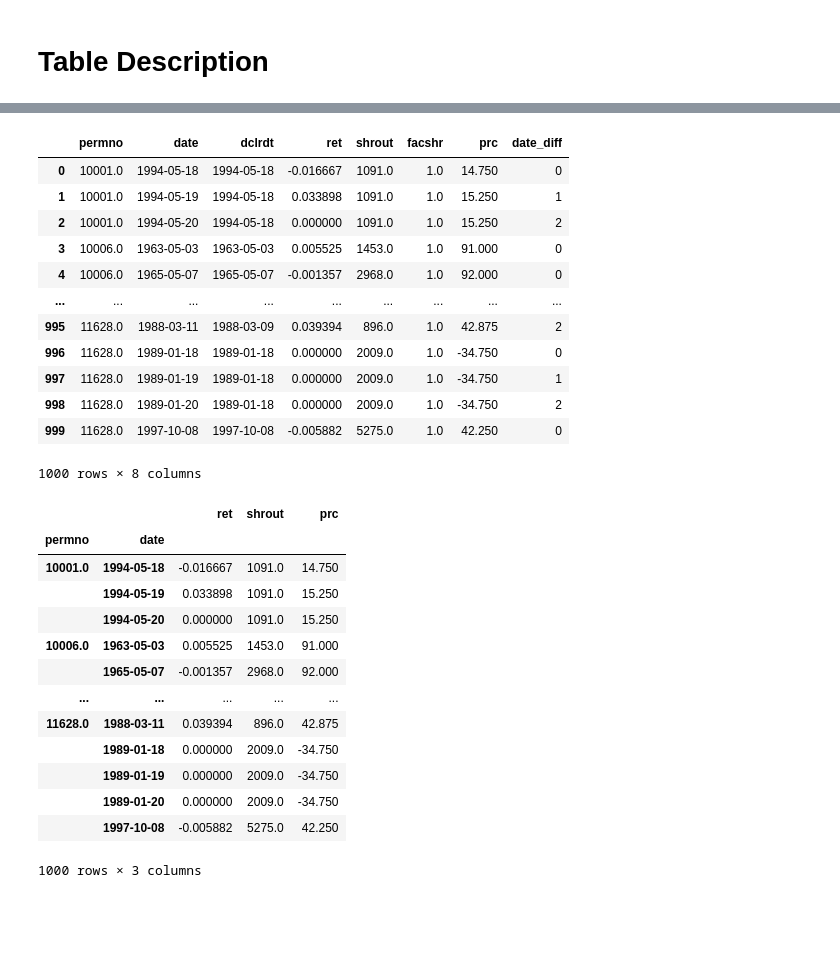
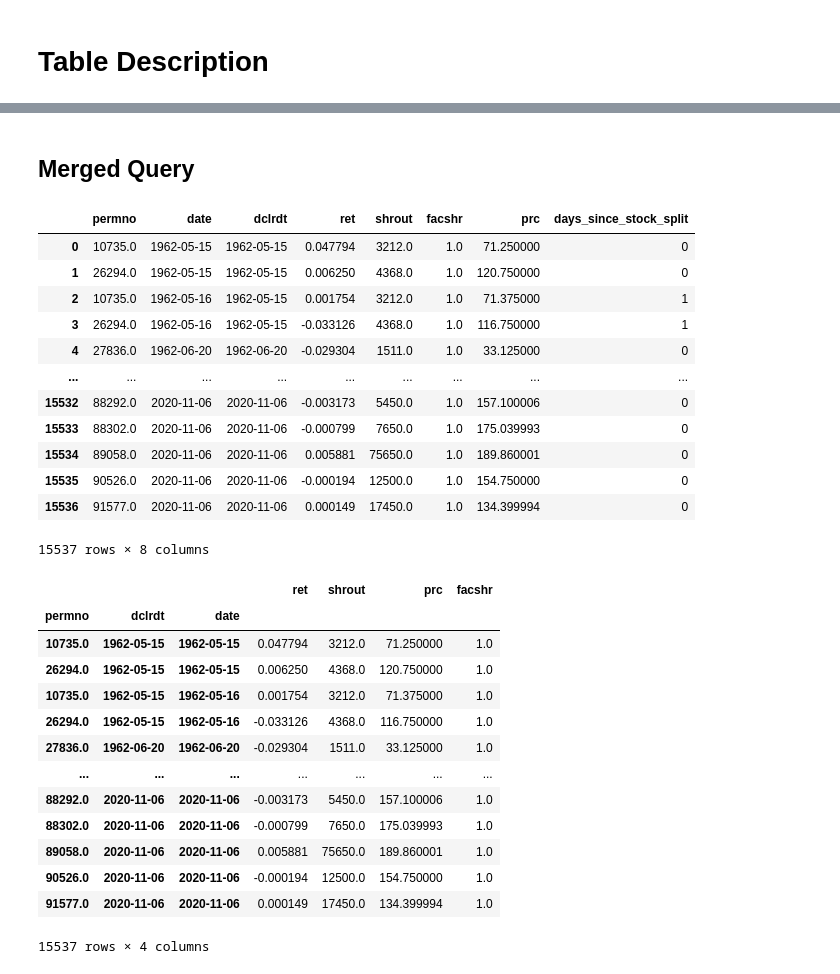
Before and after one commit to rohitashwachaks/finance, a Jupyter notebook: Titman/Assignment-2/stock_split_study.ipynb, the cells around one changed output, grey strips where cells are left out. Saved outputs shown, nothing was run; the diff lists cells and outputs as text; code cells hidden in the pictures; blank space fills up the shorter version.

```diff
--- a/Titman/Assignment-2/stock_split_study.ipynb
+++ b/Titman/Assignment-2/stock_split_study.ipynb
@@ -81,51 +71,54 @@ df_stock_splits
+# %% [markdown]
+## Merged Query
 # %%
 df_stock_daily = connection.raw_sql('''
-                    SELECT dsf.permno, date, dclrdt, ret, shrout, facshr, prc, crsp.dsf.date - stock_split.dclrdt AS date_diff
+                    SELECT dsf.permno, date, dclrdt, ret, shrout, facshr, prc, crsp.dsf.date - stock_split.dclrdt AS days_since_stock_split
                     FROM crsp.dsf
                     LEFT JOIN
                     (
                         SELECT permno, dclrdt, facshr
                         FROM crsp.dsedist
                         WHERE facshr >= 1.0
+                            AND facpr = facshr
                             AND dclrdt IS NOT NULL
                             AND permno IS NOT NULL
+                        ORDER BY dclrdt
                     ) stock_split ON stock_split.permno = crsp.dsf.permno
-                    WHERE facshr IS NOT NULL
-                        AND crsp.dsf.date - stock_split.dclrdt <=  2
+                    WHERE crsp.dsf.date - stock_split.dclrdt <=  1
                         AND crsp.dsf.date - stock_split.dclrdt >=  0
-                    FETCH FIRST 1000 ROWS ONLY
+                    ORDER BY date, permno
                 ''',
                 date_cols= ['date', 'rcrddt', 'trtsendt', 'shrenddt'])
 df_stock_daily
 # %% [output]
-|  | permno | date | dclrdt | ret | shrout | facshr | prc | date_diff |
-| 0 | 10001.0 | 1994-05-18 | 1994-05-18 | -0.016667 | 1091.0 | 1.0 | 14.750 | 0 |
-| 1 | 10001.0 | 1994-05-19 | 1994-05-18 | 0.033898 | 1091.0 | 1.0 | 15.250 | 1 |
-| 2 | 10001.0 | 1994-05-20 | 1994-05-18 | 0.000000 | 1091.0 | 1.0 | 15.250 | 2 |
-| 3 | 10006.0 | 1963-05-03 | 1963-05-03 | 0.005525 | 1453.0 | 1.0 | 91.000 | 0 |
-| 4 | 10006.0 | 1965-05-07 | 1965-05-07 | -0.001357 | 2968.0 | 1.0 | 92.000 | 0 |
+|  | permno | date | dclrdt | ret | shrout | facshr | prc | days_since_stock_split |
+| 0 | 10735.0 | 1962-05-15 | 1962-05-15 | 0.047794 | 3212.0 | 1.0 | 71.250000 | 0 |
+| 1 | 26294.0 | 1962-05-15 | 1962-05-15 | 0.006250 | 4368.0 | 1.0 | 120.750000 | 0 |
+| 2 | 10735.0 | 1962-05-16 | 1962-05-15 | 0.001754 | 3212.0 | 1.0 | 71.375000 | 1 |
+| 3 | 26294.0 | 1962-05-16 | 1962-05-15 | -0.033126 | 4368.0 | 1.0 | 116.750000 | 1 |
+| 4 | 27836.0 | 1962-06-20 | 1962-06-20 | -0.029304 | 1511.0 | 1.0 | 33.125000 | 0 |
 | ... | ... | ... | ... | ... | ... | ... | ... | ... |
-| 995 | 11628.0 | 1988-03-11 | 1988-03-09 | 0.039394 | 896.0 | 1.0 | 42.875 | 2 |
-| 996 | 11628.0 | 1989-01-18 | 1989-01-18 | 0.000000 | 2009.0 | 1.0 | -34.750 | 0 |
-| 997 | 11628.0 | 1989-01-19 | 1989-01-18 | 0.000000 | 2009.0 | 1.0 | -34.750 | 1 |
-| 998 | 11628.0 | 1989-01-20 | 1989-01-18 | 0.000000 | 2009.0 | 1.0 | -34.750 | 2 |
-| 999 | 11628.0 | 1997-10-08 | 1997-10-08 | -0.005882 | 5275.0 | 1.0 | 42.250 | 0 |
+| 15532 | 88292.0 | 2020-11-06 | 2020-11-06 | -0.003173 | 5450.0 | 1.0 | 157.100006 | 0 |
+| 15533 | 88302.0 | 2020-11-06 | 2020-11-06 | -0.000799 | 7650.0 | 1.0 | 175.039993 | 0 |
+| 15534 | 89058.0 | 2020-11-06 | 2020-11-06 | 0.005881 | 75650.0 | 1.0 | 189.860001 | 0 |
+| 15535 | 90526.0 | 2020-11-06 | 2020-11-06 | -0.000194 | 12500.0 | 1.0 | 154.750000 | 0 |
+| 15536 | 91577.0 | 2020-11-06 | 2020-11-06 | 0.000149 | 17450.0 | 1.0 | 134.399994 | 0 |
-1000 rows × 8 columns
+15537 rows × 8 columns
 # %%
-df_stock_daily = df_stock_daily.set_index(['permno','date'])[['ret','shrout','prc']]
-df_stock_daily
+df_stock_merged = df_stock_daily.set_index(['permno','dclrdt','date'])[['ret','shrout','prc','facshr']]
+df_stock_merged
 # %% [output]
-|  |  | ret | shrout | prc |
-| permno | date |  |  |  |
-| 10001.0 | 1994-05-18 | -0.016667 | 1091.0 | 14.750 |
-|  | 1994-05-19 | 0.033898 | 1091.0 | 15.250 |
-|  | 1994-05-20 | 0.000000 | 1091.0 | 15.250 |
-| 10006.0 | 1963-05-03 | 0.005525 | 1453.0 | 91.000 |
-|  | 1965-05-07 | -0.001357 | 2968.0 | 92.000 |
-| ... | ... | ... | ... | ... |
-| 11628.0 | 1988-03-11 | 0.039394 | 896.0 | 42.875 |
-|  | 1989-01-18 | 0.000000 | 2009.0 | -34.750 |
-|  | 1989-01-19 | 0.000000 | 2009.0 | -34.750 |
-|  | 1989-01-20 | 0.000000 | 2009.0 | -34.750 |
-|  | 1997-10-08 | -0.005882 | 5275.0 | 42.250 |
+|  |  |  | ret | shrout | prc | facshr |
+| permno | dclrdt | date |  |  |  |  |
+| 10735.0 | 1962-05-15 | 1962-05-15 | 0.047794 | 3212.0 | 71.250000 | 1.0 |
+| 26294.0 | 1962-05-15 | 1962-05-15 | 0.006250 | 4368.0 | 120.750000 | 1.0 |
+| 10735.0 | 1962-05-15 | 1962-05-16 | 0.001754 | 3212.0 | 71.375000 | 1.0 |
+| 26294.0 | 1962-05-15 | 1962-05-16 | -0.033126 | 4368.0 | 116.750000 | 1.0 |
+| 27836.0 | 1962-06-20 | 1962-06-20 | -0.029304 | 1511.0 | 33.125000 | 1.0 |
+| ... | ... | ... | ... | ... | ... | ... |
+| 88292.0 | 2020-11-06 | 2020-11-06 | -0.003173 | 5450.0 | 157.100006 | 1.0 |
+| 88302.0 | 2020-11-06 | 2020-11-06 | -0.000799 | 7650.0 | 175.039993 | 1.0 |
+| 89058.0 | 2020-11-06 | 2020-11-06 | 0.005881 | 75650.0 | 189.860001 | 1.0 |
+| 90526.0 | 2020-11-06 | 2020-11-06 | -0.000194 | 12500.0 | 154.750000 | 1.0 |
+| 91577.0 | 2020-11-06 | 2020-11-06 | 0.000149 | 17450.0 | 134.399994 | 1.0 |
-1000 rows × 3 columns
+15537 rows × 4 columns
```
Also changed, not shown: parts of 20 cells of this notebook, 4 other files.
